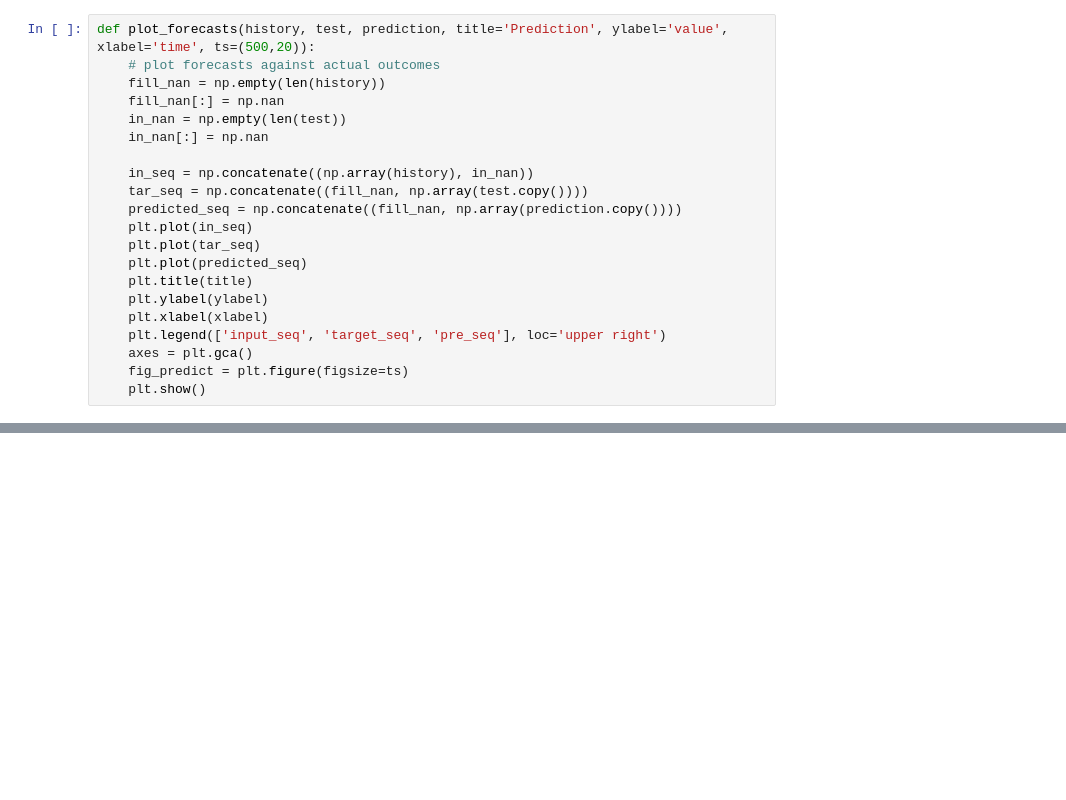
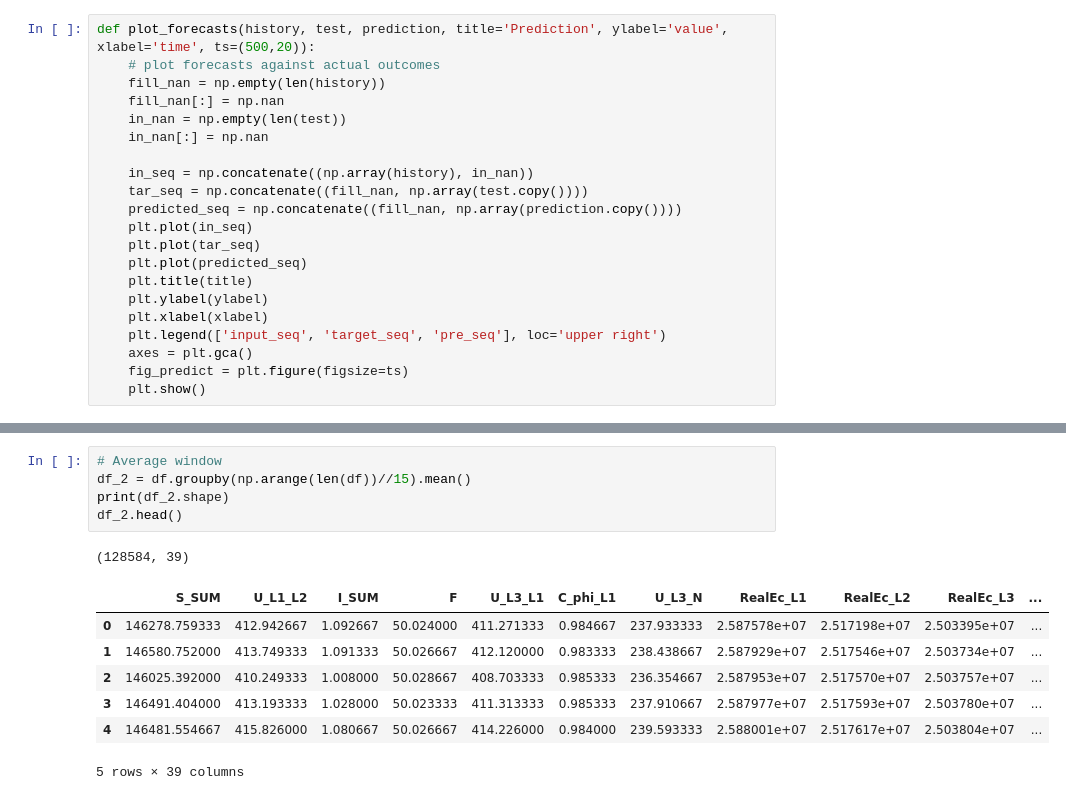
Before and after one commit to PedroOliveiraPT/Electricity-Forecasting, a Jupyter notebook: Results.ipynb, the cells around one changed output, grey strips where cells are left out. Saved outputs shown, nothing was run; the diff lists cells and outputs as text; blank space fills up the shorter version.

```diff
--- a/Results.ipynb
+++ b/Results.ipynb
@@ -101,4 +135,18 @@ df.tail()
 5 rows × 39 columns
+# %%
+# Average window
+df_2 = df.groupby(np.arange(len(df))//15).mean()
+print(df_2.shape)
+df_2.head()
+# %% [output]
+(128584, 39)
+|  | S_SUM | U_L1_L2 | I_SUM | F | U_L3_L1 | C_phi_L1 | U_L3_N | RealEc_L1 | RealEc_L2 | RealEc_L3 | ... |
+| 0 | 146278.759333 | 412.942667 | 1.092667 | 50.024000 | 411.271333 | 0.984667 | 237.933333 | 2.587578e+07 | 2.517198e+07 | 2.503395e+07 | ... |
+| 1 | 146580.752000 | 413.749333 | 1.091333 | 50.026667 | 412.120000 | 0.983333 | 238.438667 | 2.587929e+07 | 2.517546e+07 | 2.503734e+07 | ... |
+| 2 | 146025.392000 | 410.249333 | 1.008000 | 50.028667 | 408.703333 | 0.985333 | 236.354667 | 2.587953e+07 | 2.517570e+07 | 2.503757e+07 | ... |
+| 3 | 146491.404000 | 413.193333 | 1.028000 | 50.023333 | 411.313333 | 0.985333 | 237.910667 | 2.587977e+07 | 2.517593e+07 | 2.503780e+07 | ... |
+| 4 | 146481.554667 | 415.826000 | 1.080667 | 50.026667 | 414.226000 | 0.984000 | 239.593333 | 2.588001e+07 | 2.517617e+07 | 2.503804e+07 | ... |
+5 rows × 39 columns
 # %%
 from sklearn import preprocessing
 scaler = preprocessing.MinMaxScaler()
```
Also changed, not shown: parts of 12 cells of this notebook, 4 other files.
